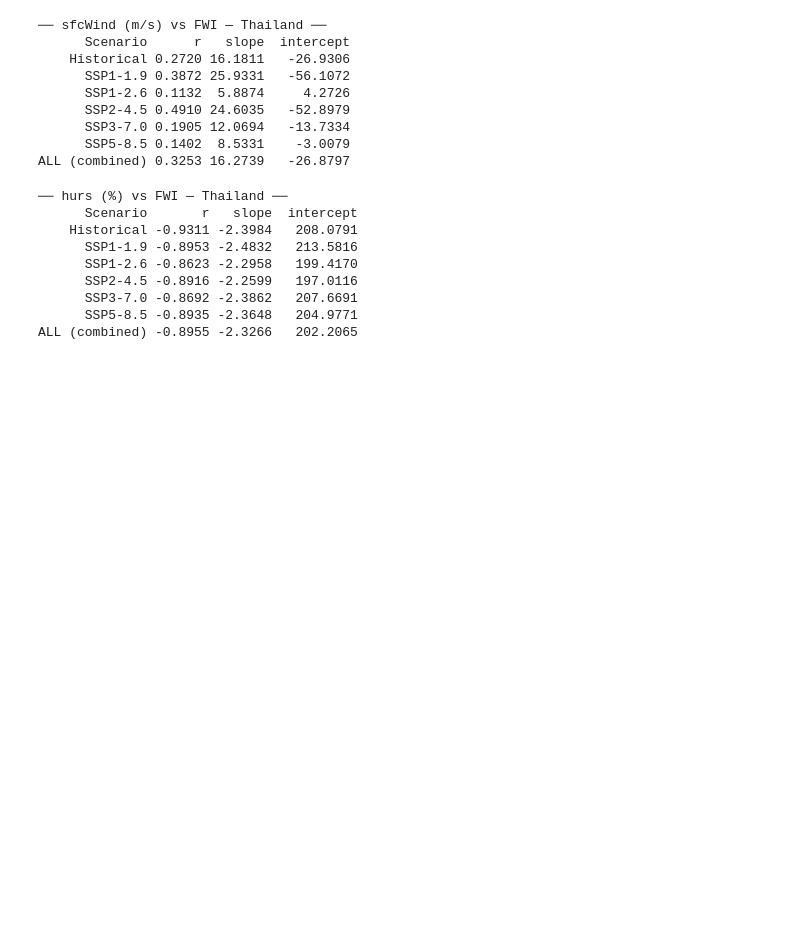
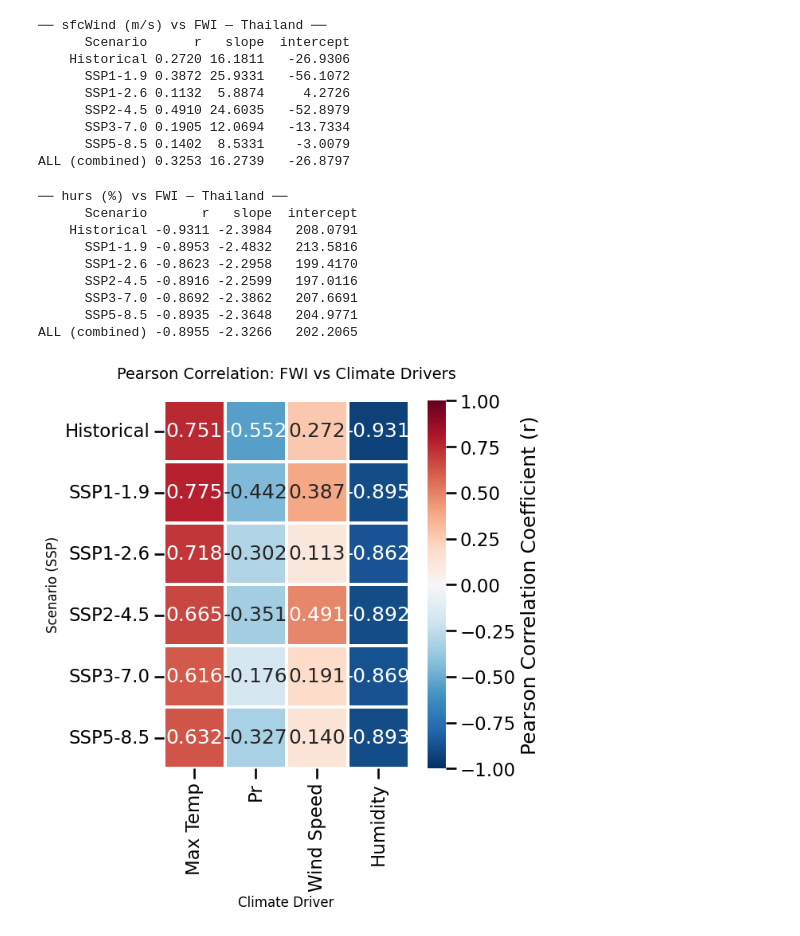
Before and after one commit to Thunthita/ClimateChangeonWildfire, a Jupyter notebook: New /src/GFDL_ESM4/GFDL-ESM4_FWI_4drivers.ipynb, the cells around one changed output. Cells and saved outputs as stored; diff of their text form; code cells hidden in the pictures; blank space fills up the shorter version.

```diff
--- a/New /src/GFDL_ESM4/GFDL-ESM4_FWI_4drivers.ipynb
+++ b/New /src/GFDL_ESM4/GFDL-ESM4_FWI_4drivers.ipynb
@@ -456,6 +613,9 @@ Figure saved → FWI_vs_4drivers_Thailand_2x2.png
 ## 8  Individual variable regression plots
 
 Each panel shows the area-weighted annual mean of one driver versus FWI for all scenarios, with a **single** combined OLS regression line.
+# %%
+# Study region: Thailand
+TH_SLICE = dict(lat=slice(5.5, 20.5), lon=slice(97.5, 105.5))
 # %%
 def pearson_tasmax_vs_fwi(ds_fwi, ds_tasmax, scenarios, labels, areacella, areacella_tas):
     """Pearson r, slope, intercept: area-weighted annual tasmax (°C) vs FWI for Thailand."""
@@ -516,7 +676,7 @@ df_tasmax = pearson_tasmax_vs_fwi(
 ALL (combined) 0.5859 2.7400   -57.2843
 # %%
 def pearson_pr_vs_fwi(ds_fwi, ds_pr, scenarios, labels, areacella, areacella_pr):
-    """Pearson r, slope, intercept: area-weighted annual pr (mm/yr) vs FWI for Thailand."""
+    """Pearson r, slope, intercept: area-weighted annual pr (mm/day) vs FWI for Thailand."""
     combined_pr, combined_fwi = [], []
     rows = []
 
@@ -535,7 +695,7 @@ def pearson_pr_vs_fwi(ds_fwi, ds_pr, scenarios, labels, areacella, areacella_pr)
         pr_mean = (
             drv_ann["pr"]
             .weighted(areacella_pr.sel(lat=drv_th.lat, lon=drv_th.lon, method="nearest")["area"])
-            .mean(dim=["lat", "lon"]) * 31_536_000
+            .mean(dim=["lat", "lon"]) * 86400.0
         ).values
 
         if len(pr_mean) == len(fwi_mean) and len(pr_mean) > 1:
@@ -551,7 +711,7 @@ def pearson_pr_vs_fwi(ds_fwi, ds_pr, scenarios, labels, areacella, areacella_pr)
         rows.append({"Scenario": "ALL (combined)", "r": round(r, 4), "slope": round(slope, 4), "intercept": round(intercept, 4)})
 
     df = pd.DataFrame(rows)
-    print("\n── pr (mm/yr) vs FWI — Thailand ──")
+    print("\n── pr (mm/day) vs FWI — Thailand ──")
     print(df.to_string(index=False))
     return df
 
@@ -688,3 +848,42 @@ df_hurs = pearson_hurs_vs_fwi(
       SSP3-7.0 -0.8692 -2.3862   207.6691
       SSP5-8.5 -0.8935 -2.3648   204.9771
 ALL (combined) -0.8955 -2.3266   202.2065
+# %%
+# 1. List your existing DataFrames and their corresponding variable names
+dfs = [df_tasmax, df_pr, df_wind, df_hurs]
+var_names = ["Max Temp", "Pr", "Wind Speed", "Humidity"]
+
+# 2. Extract and combine
+combined_r = []
+for df, name in zip(dfs, var_names):
+    s = df.set_index("Scenario")["r"]
+    s.name = name
+    combined_r.append(s)
+
+master_corr_matrix = pd.concat(combined_r, axis=1)
+master_corr_matrix = master_corr_matrix.drop("ALL (combined)", errors='ignore')
+
+# 3. Plot the Heatmap with fixed scale -1 to 1
+plt.figure(figsize=(6, 6))
+sns.heatmap(
+    master_corr_matrix,
+    annot=True,
+    cmap="RdBu_r",
+    center=0,
+    vmin=-1,          # Force scale start at -1
+    vmax=1,           # Force scale end at 1
+    fmt=".3f",
+    linewidths=1.5,
+    square=True,      # Makes cells square-shaped
+    cbar_kws={'label': 'Pearson Correlation Coefficient (r)'}
+)
+
+plt.title("Pearson Correlation: FWI vs Climate Drivers", fontsize=14, pad=20)
+plt.ylabel("Scenario (SSP)", fontsize=12)
+plt.xlabel("Climate Driver", fontsize=12)
+
+# Optional: Rotate scenario labels for better readability
+plt.yticks(rotation=0)
+plt.show()
+# %% [output]
+[figure, added]
```
Also changed, not shown: parts of 14 cells of this notebook, 16 other files.
